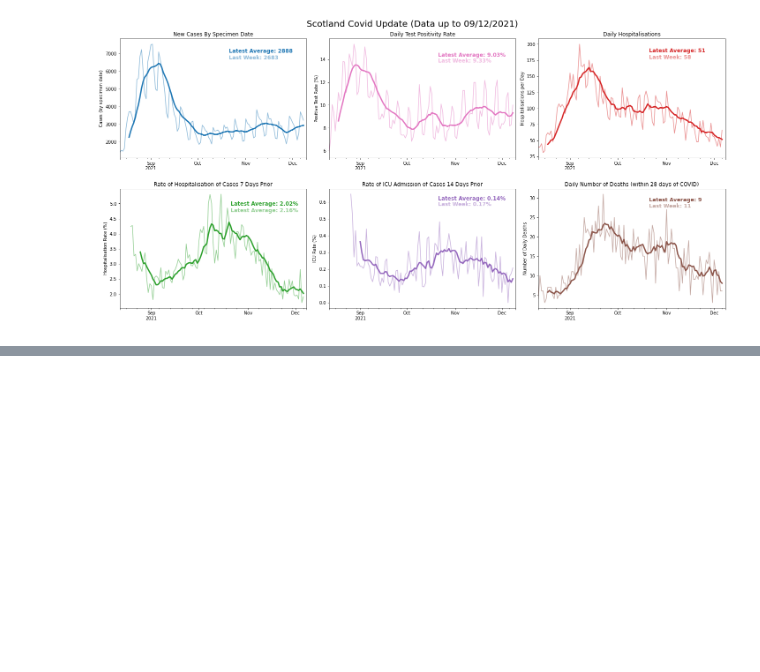
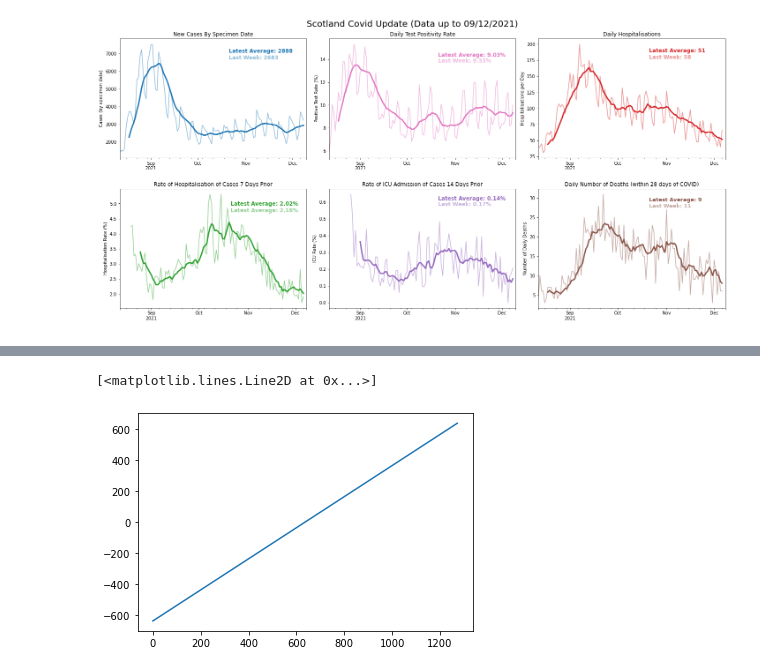
Before and after one commit to nowaycomputer/scotvid, a Jupyter notebook: Scotvid.ipynb, the cells around one changed output, grey strips where cells are left out. Drawn from its saved outputs; the diff is of its cells as text; code cells hidden in the pictures; blank space fills up the shorter version.

```diff
--- a/Scotvid.ipynb
+++ b/Scotvid.ipynb
@@ -221,0 +219,23 @@ fig.show()
+# %%
+
+import scipy.signal as signal
+def xcorr(x,y):
+    """
+    Perform Cross-Correlation on x and y
+    x    : 1st signal
+    y    : 2nd signal
+
+    returns
+    lags : lags of correlation
+    corr : coefficients of correlation
+    """
+    corr = signal.correlate(x, y, mode="full")
+    lags = signal.correlation_lags(len(x), len(y), mode="full")
+    return lags, corr
+
+lags,corr=xcorr(df_hospital['HospitalAdmissions'].iloc[7:-7].values,df_cases['DailyCases'].iloc[7:-7].values)
+# %%
+plt.plot(lags)
+# %% [output]
+[<matplotlib.lines.Line2D at 0x...>]
+[figure, added]
```
Also changed, not shown: parts of 2 cells of this notebook, 2 other files.
